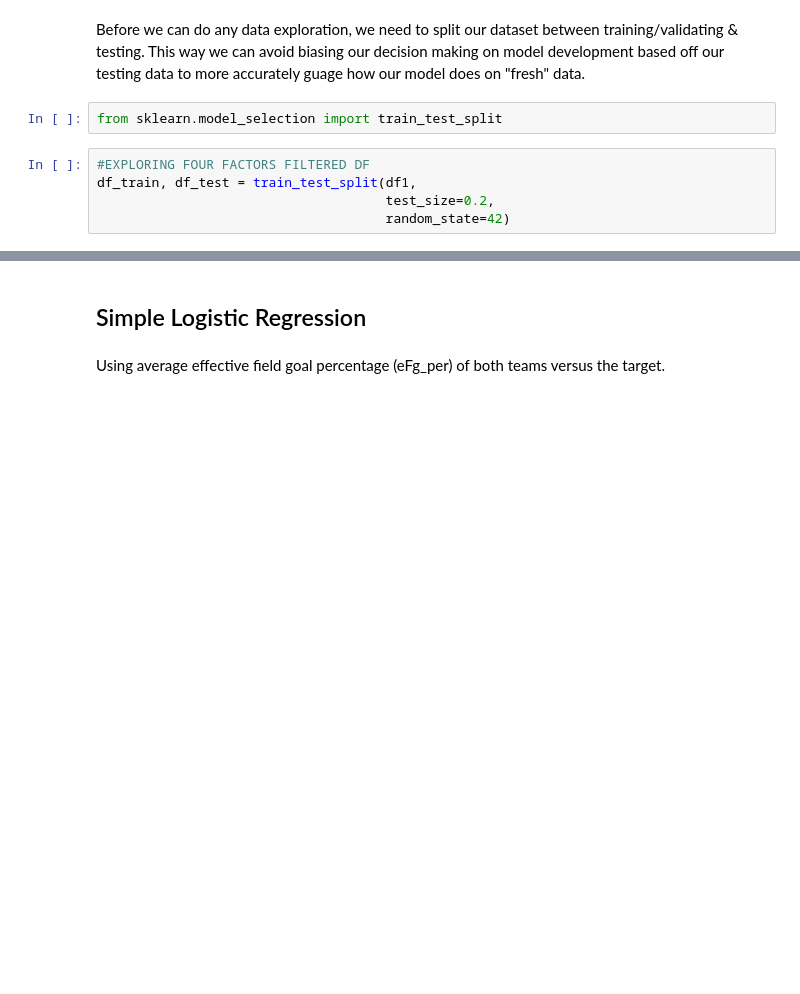
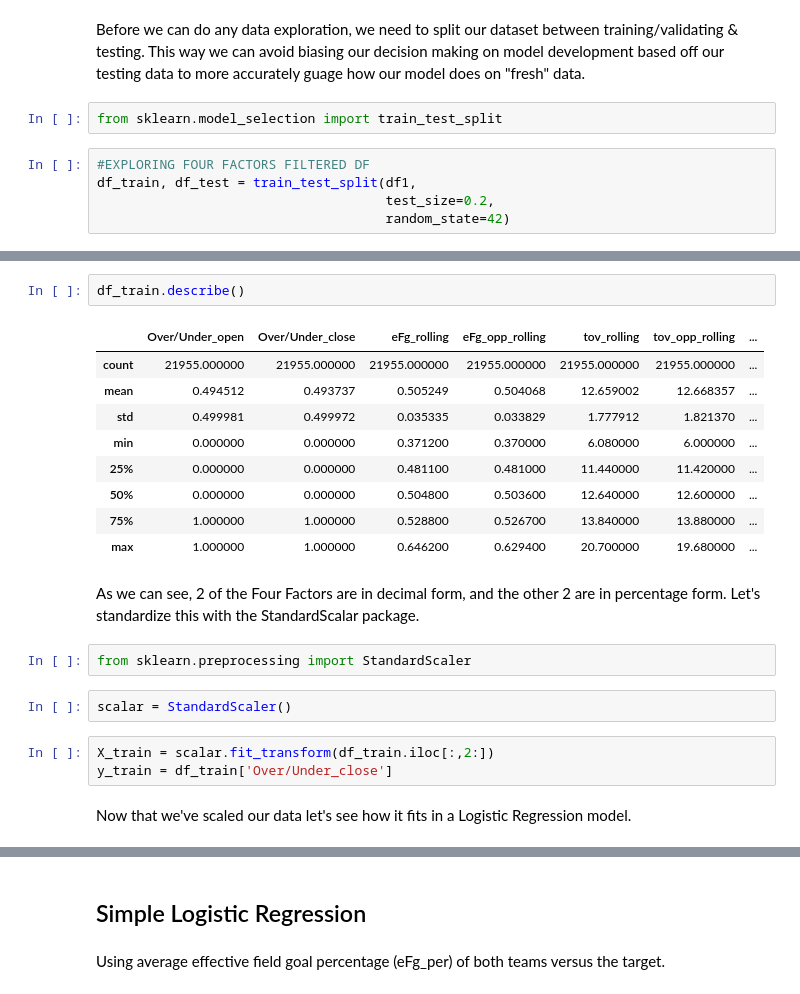
Before and after one commit to jseemayer2/NBA-Over-Under-Predictor, a Jupyter notebook: Classification.ipynb, the cells around one changed output, grey strips where cells are left out. Drawn from its saved outputs; the diff is of its cells as text; blank space fills up the shorter version.

```diff
--- a/Classification.ipynb
+++ b/Classification.ipynb
@@ -104,0 +121,23 @@ df_train, df_test = train_test_split(df1,
+# %%
+df_train.describe()
+# %% [output]
+|  | Over/Under_open | Over/Under_close | eFg_rolling | eFg_opp_rolling | tov_rolling | tov_opp_rolling | ... |
+| count | 21955.000000 | 21955.000000 | 21955.000000 | 21955.000000 | 21955.000000 | 21955.000000 | ... |
+| mean | 0.494512 | 0.493737 | 0.505249 | 0.504068 | 12.659002 | 12.668357 | ... |
+| std | 0.499981 | 0.499972 | 0.035335 | 0.033829 | 1.777912 | 1.821370 | ... |
+| min | 0.000000 | 0.000000 | 0.371200 | 0.370000 | 6.080000 | 6.000000 | ... |
+| 25% | 0.000000 | 0.000000 | 0.481100 | 0.481000 | 11.440000 | 11.420000 | ... |
+| 50% | 0.000000 | 0.000000 | 0.504800 | 0.503600 | 12.640000 | 12.600000 | ... |
+| 75% | 1.000000 | 1.000000 | 0.528800 | 0.526700 | 13.840000 | 13.880000 | ... |
+| max | 1.000000 | 1.000000 | 0.646200 | 0.629400 | 20.700000 | 19.680000 | ... |
+# %% [markdown]
+As we can see, 2 of the Four Factors are in decimal form, and the other 2 are in percentage form. Let's standardize this with the StandardScalar package.
+# %%
+from sklearn.preprocessing import StandardScaler
+# %%
+scalar = StandardScaler()
+# %%
+X_train = scalar.fit_transform(df_train.iloc[:,2:])
+y_train = df_train['Over/Under_close']
+# %% [markdown]
+Now that we've scaled our data let's see how it fits in a Logistic Regression model.
```
Also changed, not shown: parts of 18 cells of this notebook, 1 other file.
